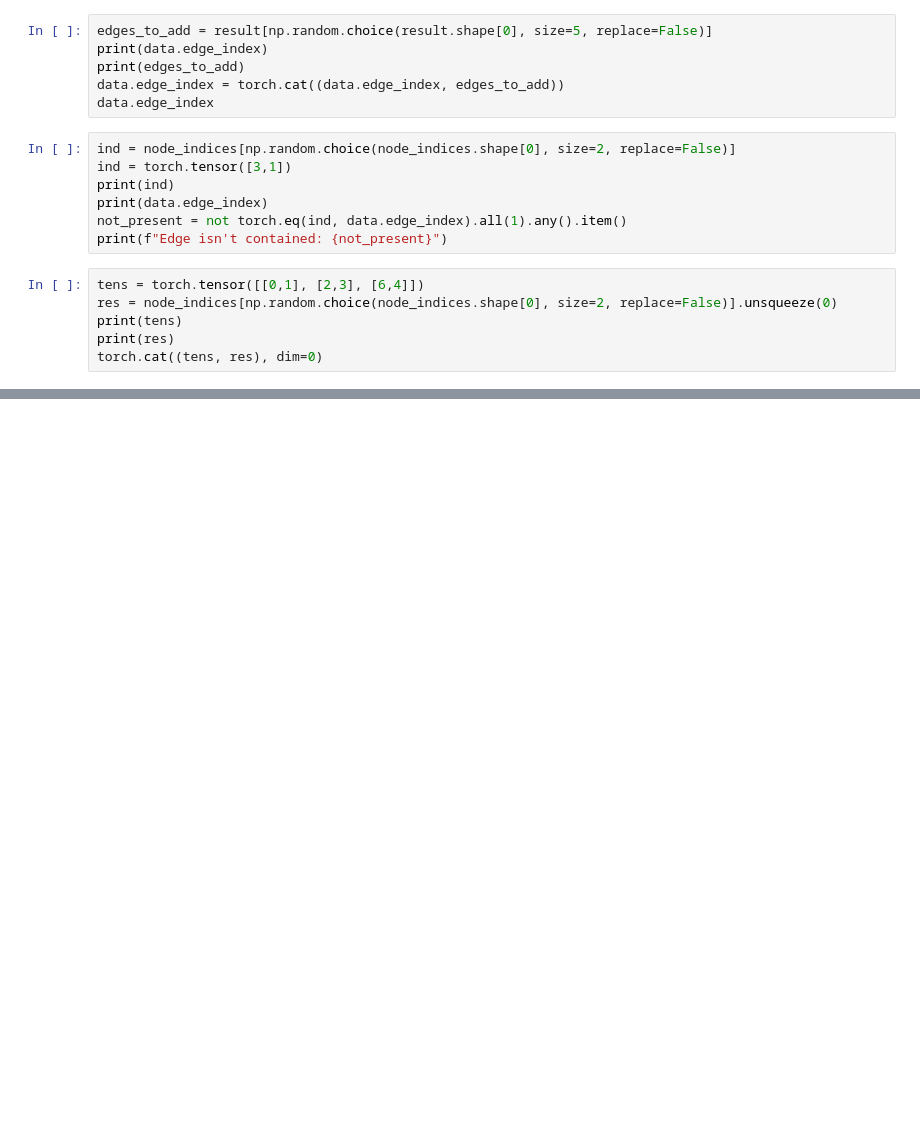
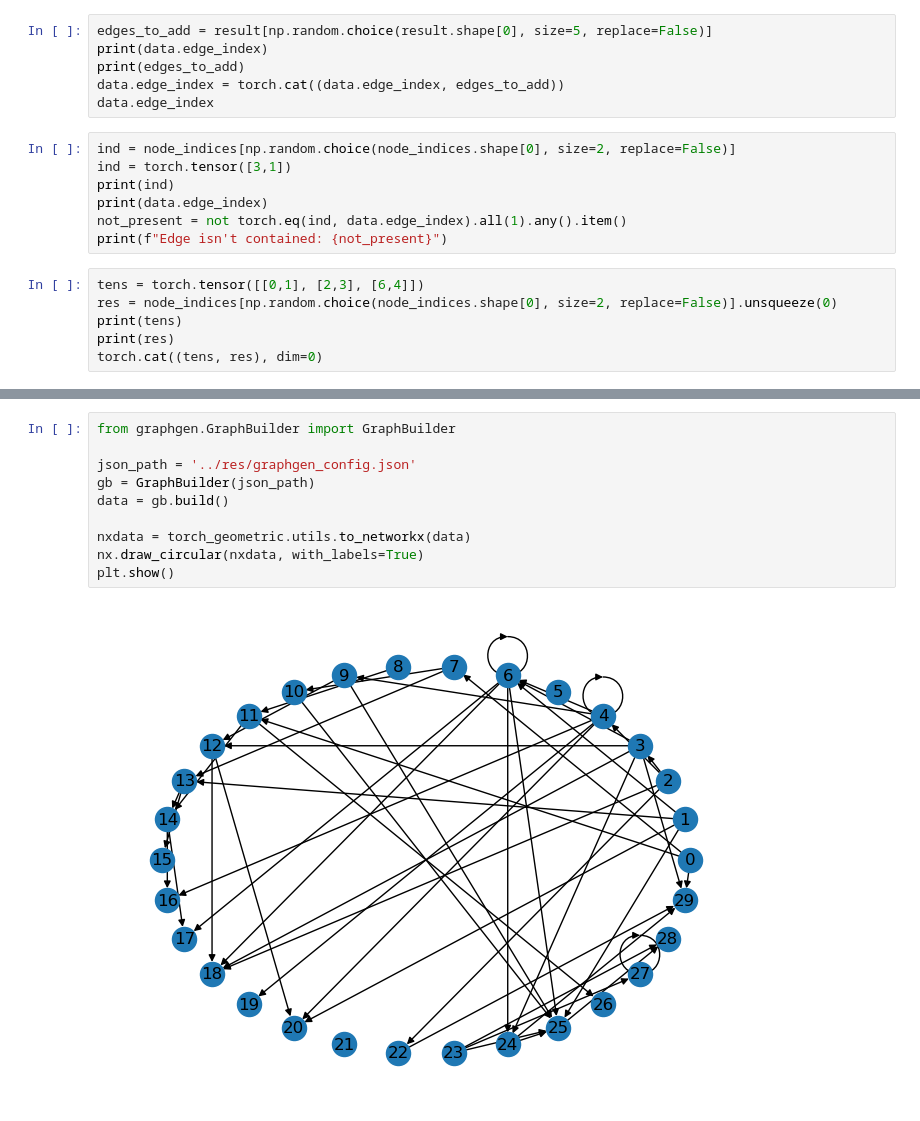
Before and after one commit to Zsivony1es/rewiring-heuristics, a Jupyter notebook: Source/src/testing.ipynb, the cells around one changed output, grey strips where cells are left out. Saved outputs shown, nothing was run; the diff lists cells and outputs as text; blank space fills up the shorter version.

```diff
--- a/Source/src/testing.ipynb
+++ b/Source/src/testing.ipynb
@@ -56,0 +117,12 @@ True
+# %%
+from graphgen.GraphBuilder import GraphBuilder
+
+json_path = '../res/graphgen_config.json'
+gb = GraphBuilder(json_path)
+data = gb.build()
+
+nxdata = torch_geometric.utils.to_networkx(data)
+nx.draw_circular(nxdata, with_labels=True)
+plt.show()
+# %% [output]
+[figure, added]
```
Also changed, not shown: parts of 5 cells of this notebook, 3 other files.
